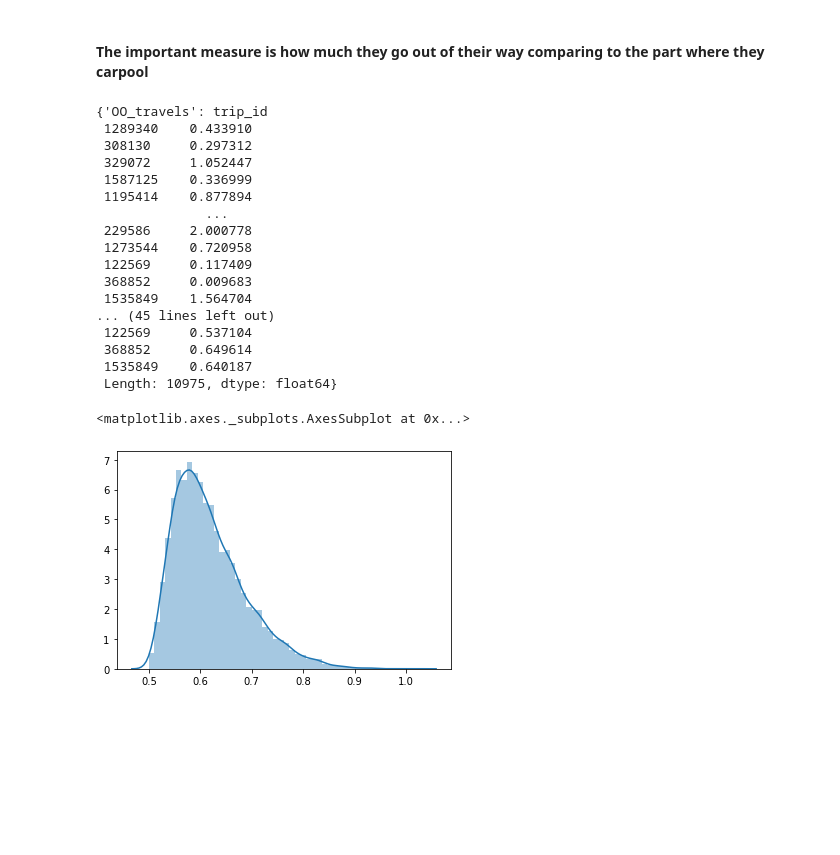
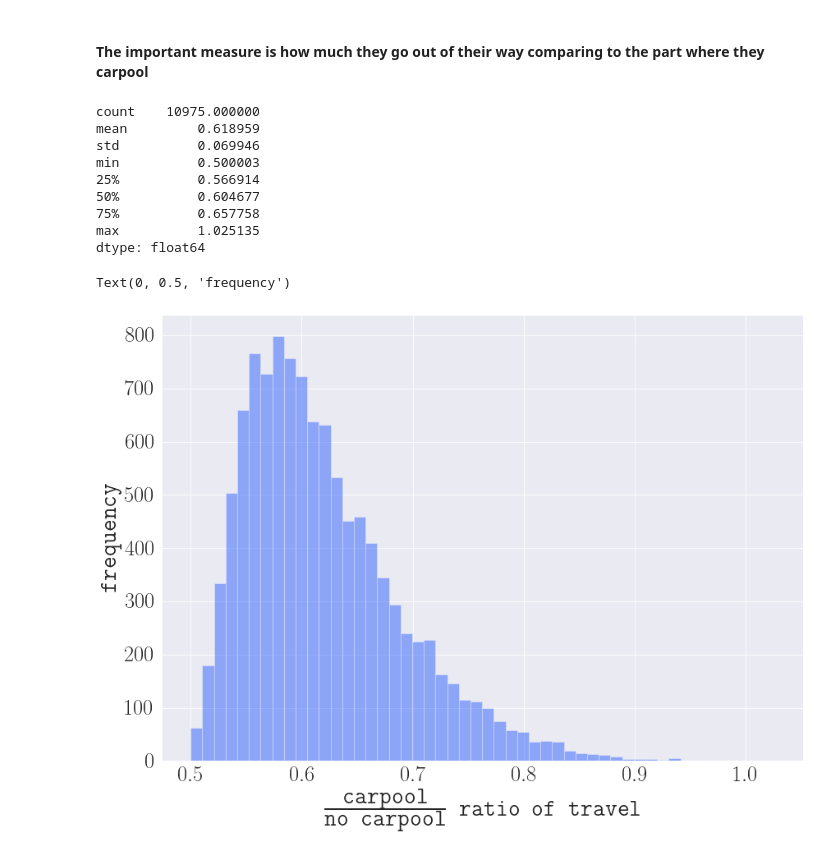
Before and after one commit to rzbhk/playing_with_matches, a Jupyter notebook: notebooks/similarity_trip_realtime_matching_just_OD_CARPOOL_V2.ipynb, the cells around one changed output. Cells and saved outputs as stored; diff of their text form; code cells hidden in the pictures; blank space fills up the shorter version.

```diff
--- a/notebooks/similarity_trip_realtime_matching_just_OD_CARPOOL_V2.ipynb
+++ b/notebooks/similarity_trip_realtime_matching_just_OD_CARPOOL_V2.ipynb
@@ -273,0 +336,2 @@ best_matches_per_ride
+# %%
+mdict, matchDF = get_distance_measurements(ridersDF,ridesDF,best_matches[5])
@@ -304,7 +388,7 @@ def get_distance_measurements(ridersDF, ridesDF, best_matches_per_ride):
     ret['OO_times'] = OO_times
     ret['DD_travels'] = DD_travels
     ret['DD_times'] = DD_times
-    ret['ratio_of_cp_to_noncp'] = ratio_of_total_cp_travel_to_noncp_for_those_with_a_match
+    ret['ratio_of_travel'] = ratio_of_total_cp_travel_to_noncp_for_those_with_a_match
 
     return ret, matchDF
 # %%
@@ -312,27 +396,22 @@ measurements_dict, matchDF = get_distance_measurements(ridersDF,ridesDF,best_mat
 # %%
 # xyt_columns = ['orig time','orig x','orig y','dest time','dest x','dest y']
 # %%
-measurements_dict
+measurements_dict['ratio_of_cp_to_noncp'].describe()
 # %% [output]
-{'OO_travels': trip_id
- 1289340    0.433910
- 308130     0.297312
- 329072     1.052447
- 1587125    0.336999
- 1195414    0.877894
-              ...
- 229586     2.000778
- 1273544    0.720958
- 122569     0.117409
- 368852     0.009683
- 1535849    1.564704
-... (45 lines left out)
- 122569     0.537104
- 368852     0.649614
- 1535849    0.640187
- Length: 10975, dtype: float64}
+count    10975.000000
+mean         0.618959
+std          0.069946
+min          0.500003
+25%          0.566914
+50%          0.604677
+75%          0.657758
+max          1.025135
+dtype: float64
-# %%
-sns.distplot(measurements_dict['ratio_of_cp_to_noncp'])
-# %% [output]
-<matplotlib.axes._subplots.AxesSubplot at 0x...>
-[figure, removed]
+# %%
+plt.figure(figsize=(14,10))
+sns.distplot(measurements_dict['ratio_of_cp_to_noncp'],norm_hist=False,kde=False,kde_kws={'bw' : 0.02})
+plt.xlabel(r'$\frac{\texttt{carpool}}{\texttt{no carpool}}$ ratio of travel')
+plt.ylabel('frequency')
+# %% [output]
+Text(0, 0.5, 'frequency')
+[figure, added]
```
Also changed, not shown: parts of 19 cells of this notebook, 2 other files.
